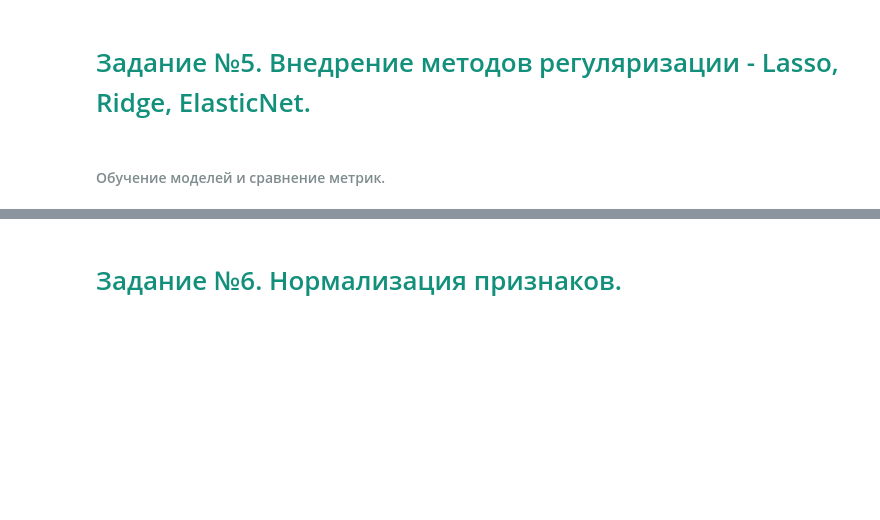
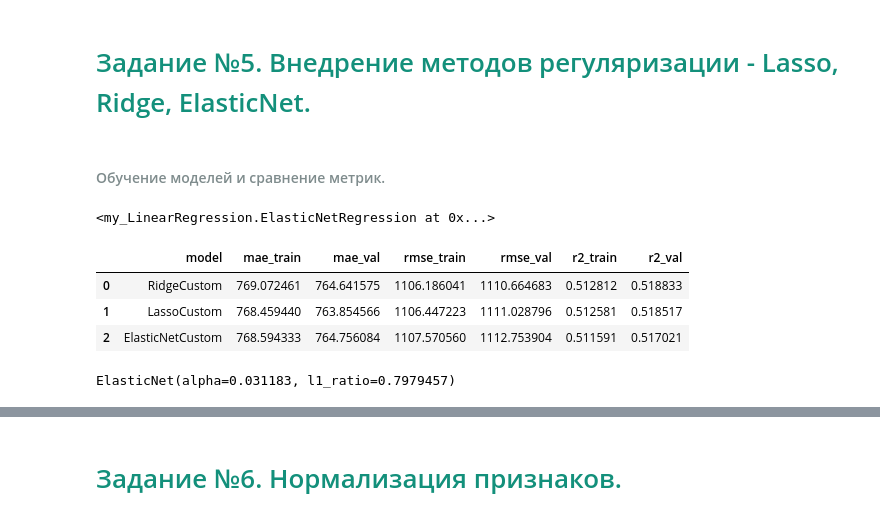
Before and after one commit to VadimGushchin/supervisedlinearregression, a Jupyter notebook: src/ML2.ipynb, the cells around one changed output, grey strips where cells are left out. Drawn from its saved outputs; the diff is of its cells as text; code cells hidden in the pictures; blank space fills up the shorter version.

Commit message:
taught the regularized and norm models

```diff
--- a/src/ML2.ipynb
+++ b/src/ML2.ipynb
@@ -1340,36 +1283,49 @@ results.append(
+# %%
+model_ridge_custom = linreg.RidgeRegression(**config_ridge)
+model_ridge_custom.fit(X_train.values, y_train.values)
+
+model_lasso_custom = linreg.LassoRegression(**config_lasso)
+model_lasso_custom.fit(X_train.values, y_train.values)
+
+model_elastic_custom = linreg.ElasticNetRegression(**config_elasticnet)
+model_elastic_custom.fit(X_train.values, y_train.values)
+# %% [output]
+<my_LinearRegression.ElasticNetRegression at 0x...>
+# %%
+model_ridge_custom.name = "RidgeCustom"
+model_lasso_custom.name = "LassoCustom"
+model_elastic_custom.name = "ElasticNetCustom"
+
+results = []
+for model in [model_ridge_custom, model_lasso_custom, model_elastic_custom]:
+    res = dataP.evaluate_model(
+        model,
+        X_train_arr,
+        y_train_arr,
+        X_val_arr,
+        y_val_arr,
+        model.name
+    )
+    results.append(res)
+
+df_results_custom_regularized = pd.DataFrame(results)
+display(df_results_custom_regularized)
+# %% [output]
+|  | model | mae_train | mae_val | rmse_train | rmse_val | r2_train | r2_val |
+| 0 | RidgeCustom | 769.072461 | 764.641575 | 1106.186041 | 1110.664683 | 0.512812 | 0.518833 |
+| 1 | LassoCustom | 768.459440 | 763.854566 | 1106.447223 | 1111.028796 | 0.512581 | 0.518517 |
+| 2 | ElasticNetCustom | 768.594333 | 764.756084 | 1107.570560 | 1112.753904 | 0.511591 | 0.517021 |
 # %%
-# SkLearn Ridge
-results.append(
-    dataP.evaluate_model(
-        SklearnRidge(alpha=1.0, random_state=42),
-        X_train,
-        y_train,
-        X_val,
-        y_val,
-        "SkLearn Ridge",
-    )
-)
+model_ridge_sklearn = SklearnRidge()
+model_ridge_sklearn.fit(X_train.values, y_train.values)
 
-# SkLearn Lasso
-results.append(
-    dataP.evaluate_model(
-        SklearnLasso(alpha=0.1, random_state=42),
-        X_train,
-        y_train,
-        X_val,
-        y_val,
-        "SkLearn Lasso",
-    )
-)
+model_lasso_sklearn = SklearnLasso()
+model_lasso_sklearn.fit(X_train.values, y_train.values)
 
-# SkLearn ElasticNet
-results.append(
-    dataP.evaluate_model(
-        SklearnElasticNet(alpha=0.1, l1_ratio=0.5, random_state=42),
-        X_train,
-        y_train,
-        X_val,
-        y_val,
-        "SkLearn ElasticNet",
-    )
-)
+# model_elastic_sklearn = SklearnElasticNet()
+# model_elastic_sklearn.fit(X_train.values, y_train.values)
+
+model_elastic_sklearn = SklearnElasticNet(l1_ratio=0.7979457, alpha=0.031183,)
+model_elastic_sklearn.fit(X_train.values, y_train.values)
+# %% [output]
+ElasticNet(alpha=0.031183, l1_ratio=0.7979457)
```
Also changed, not shown: parts of 63 cells of this notebook.
